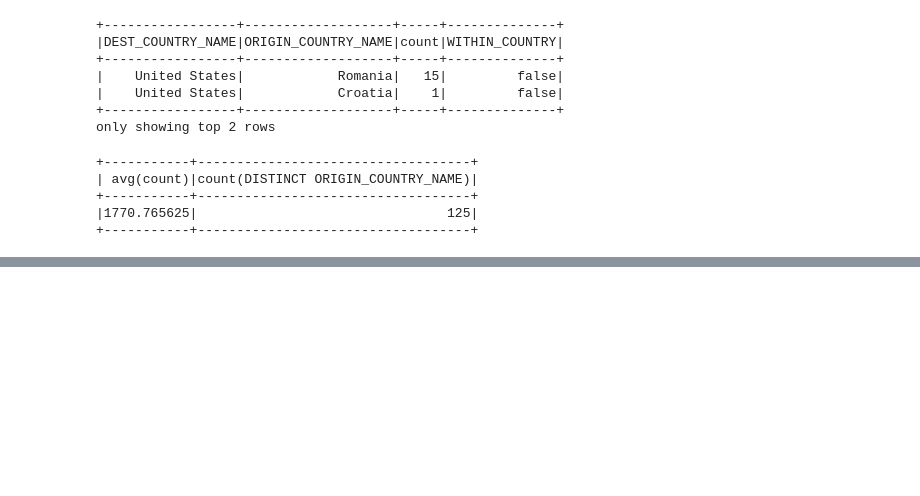
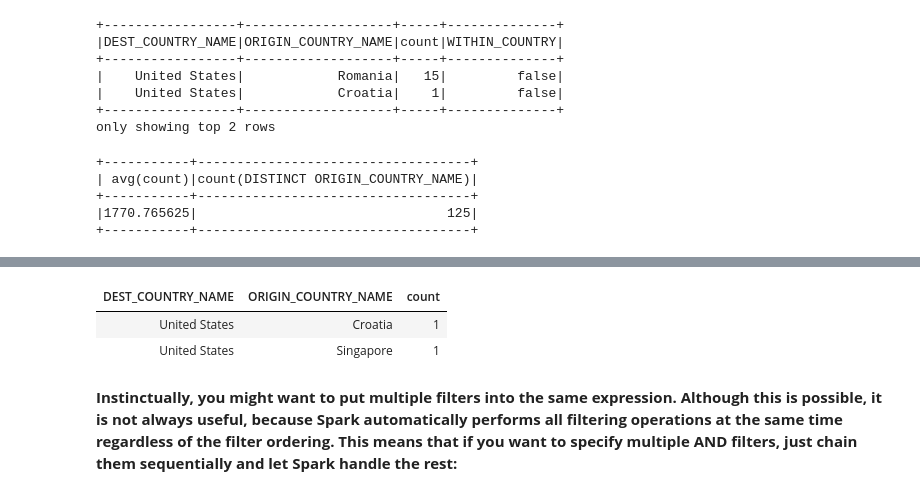
Before and after one commit to Yogesh-Poola/Spark, a Jupyter notebook: DataFrame Transformations.ipynb, the cells around one changed output, grey strips where cells are left out. Saved outputs shown, nothing was run; the diff lists cells and outputs as text; code cells hidden in the pictures; blank space fills up the shorter version.

```diff
--- a/DataFrame Transformations.ipynb
+++ b/DataFrame Transformations.ipynb
@@ -124,0 +262,12 @@ df.selectExpr("AVG(count)","count(distinct(ORIGIN_COUNTRY_NAME))").show(2)
+# %%
+%sql
+select * from dfTable where count<2 LIMIT 2
+# %% [output]
+| DEST_COUNTRY_NAME | ORIGIN_COUNTRY_NAME | count |
+| United States | Croatia | 1 |
+| United States | Singapore | 1 |
+# %% [markdown]
+**Instinctually, you might want to put multiple filters into the same expression. Although this is
+possible, it is not always useful, because Spark automatically performs all filtering operations at
+the same time regardless of the filter ordering. This means that if you want to specify multiple
+AND filters, just chain them sequentially and let Spark handle the rest:**
```
Also changed, not shown: parts of 56 cells of this notebook.
